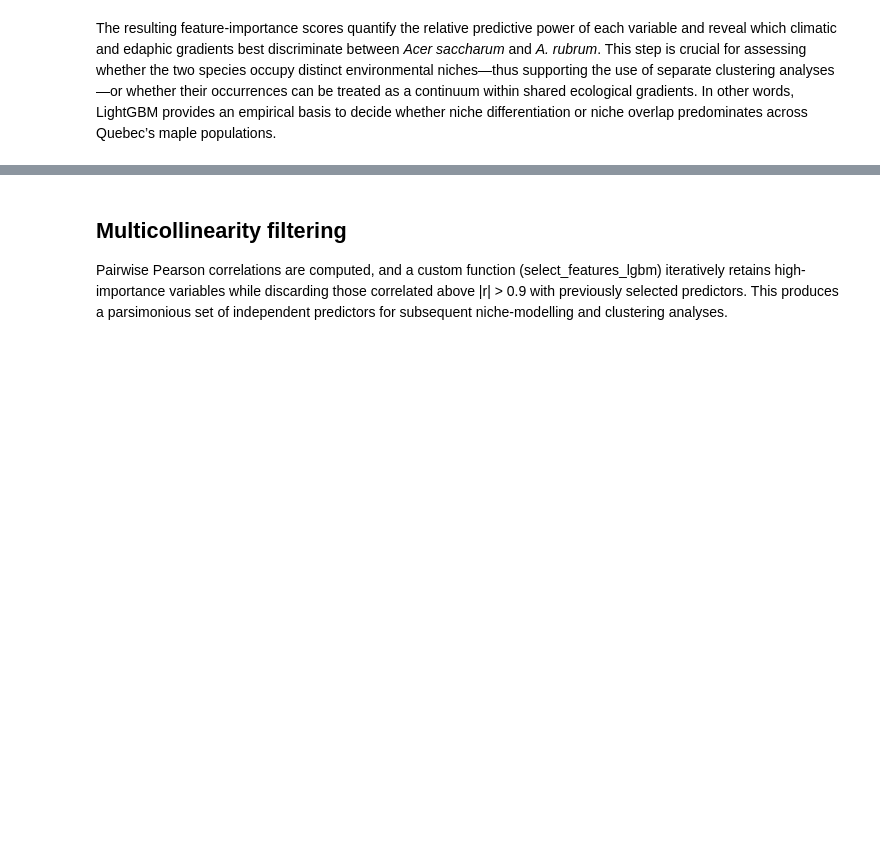
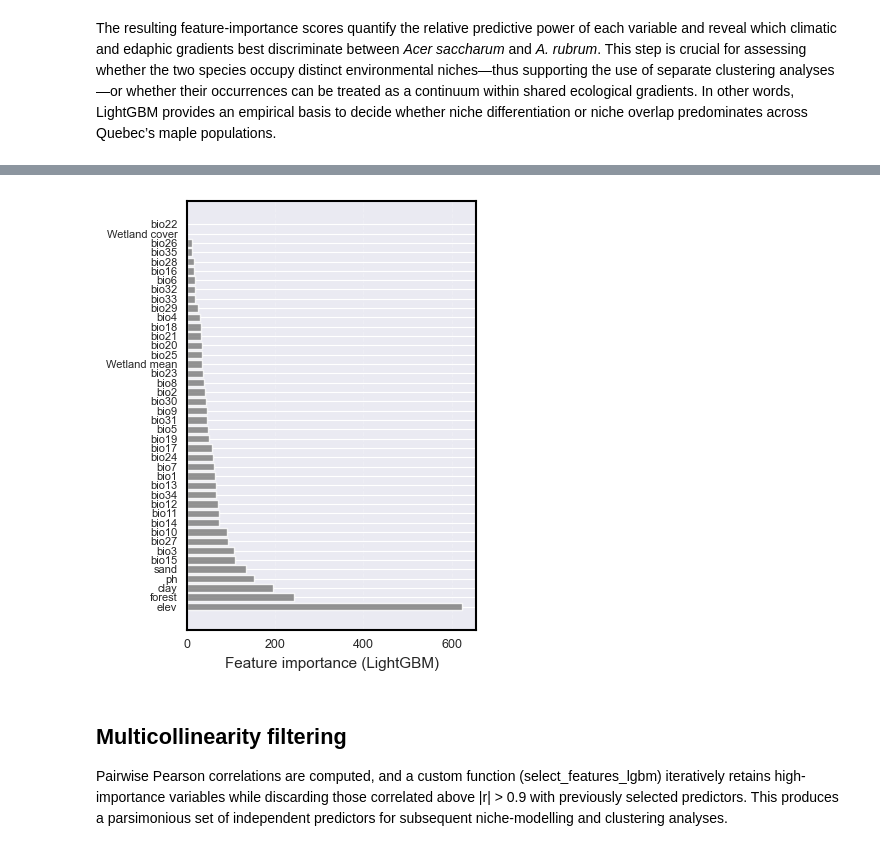
Before and after one commit to jorgelizarazo94/Maple_Quebecois, a Jupyter notebook: Supplementary_2.ipynb, the cells around one changed output, grey strips where cells are left out. Cells and saved outputs as stored; diff of their text form; code cells hidden in the pictures; blank space fills up the shorter version.

```diff
--- a/Supplementary_2.ipynb
+++ b/Supplementary_2.ipynb
@@ -397,3 +397,52 @@ plt.show()
+# %%
+
+feature_importance_df_plot = feature_importance_df.copy()
+
+# Rename wetland variables for publication clarity
+feature_importance_df_plot['Feature'] = (
+    feature_importance_df_plot['Feature']
+    .replace({
+        'wetland_mean_500km': 'Wetland mean',
+        'wetland_cover500km': 'Wetland cover'
+    })
+)
+
+# === Sort by importance (ascending for horizontal plot) ===
+feature_importance_df_plot = feature_importance_df_plot.sort_values('Importance', ascending=True)
+
+# === Plot ===
+plt.figure(figsize=(4, 5))
+bars = plt.barh(
+    feature_importance_df_plot['Feature'],
+    feature_importance_df_plot['Importance'],
+    color='#808080',
+    alpha=0.85
+)
+
+plt.gca().invert_yaxis()
+
+# Ejes y estilo
+plt.xlabel('Feature importance (LightGBM)', fontsize=11)
+plt.ylabel('')
+plt.xticks(fontsize=9)
+plt.yticks(fontsize=8)
+
+# Opcional: aumentar espacio entre etiquetas y barras
+plt.subplots_adjust(left=0.35, right=0.97, top=0.97, bottom=0.08)
+
+# Rejilla suave
+plt.grid(axis='x', alpha=0.2, linestyle='--')
+ax = plt.gca()
+for spine in ax.spines.values():
+    spine.set_edgecolor('black')
+    spine.set_linewidth(1.5)
+
+# Ajuste final
+plt.tight_layout()
+plt.savefig('images/feature_importance_LGBM.png', dpi=300, transparent=True)
+plt.show()
+# %% [output]
+[figure, added]
 # %% [markdown]
 ## Multicollinearity filtering
 
```
Also changed, not shown: parts of 5 cells of this notebook, 1 other file.
